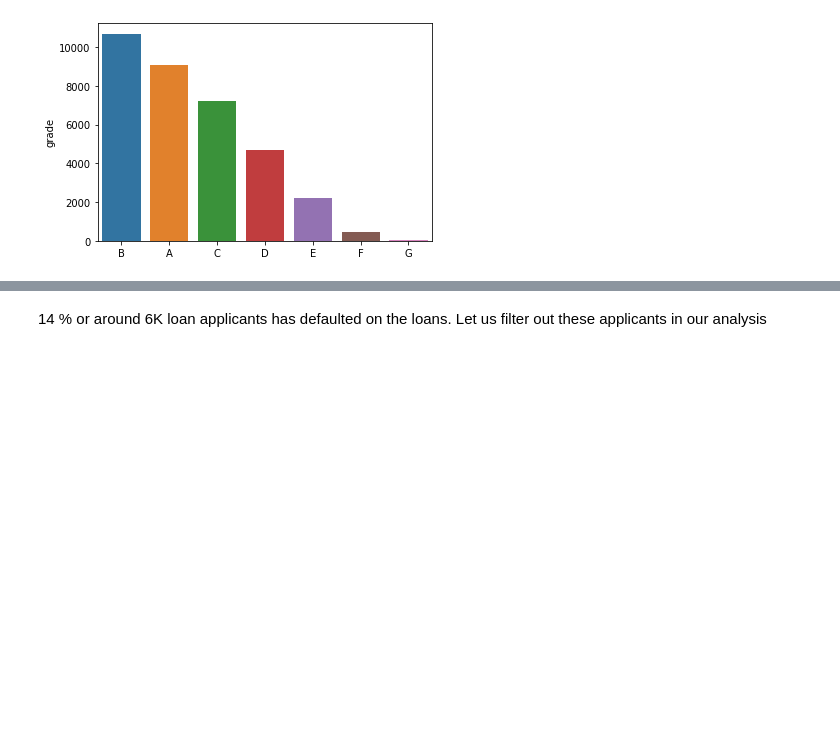
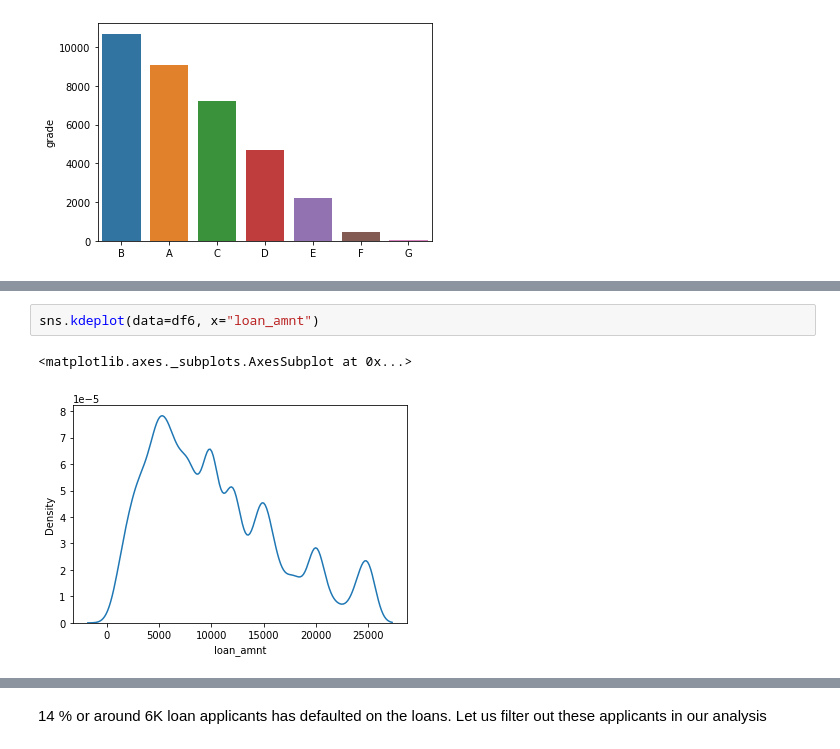
Before and after one commit to hargurjeet/Lending-Club-CaseStudy, a Jupyter notebook: Lending_Club_Case_Study.ipynb, the cells around one changed output, grey strips where cells are left out. Saved outputs shown, nothing was run; the diff lists cells and outputs as text; blank space fills up the shorter version.

```diff
--- a/Lending_Club_Case_Study.ipynb
+++ b/Lending_Club_Case_Study.ipynb
@@ -485,0 +516,5 @@ sns.barplot(data=df6, x=df6.grade.value_counts().index, y=df6.grade.value_counts
+# %%
+sns.kdeplot(data=df6, x="loan_amnt")
+# %% [output]
+<matplotlib.axes._subplots.AxesSubplot at 0x...>
+[figure, added]
```
Also changed, not shown: parts of 15 cells of this notebook.
